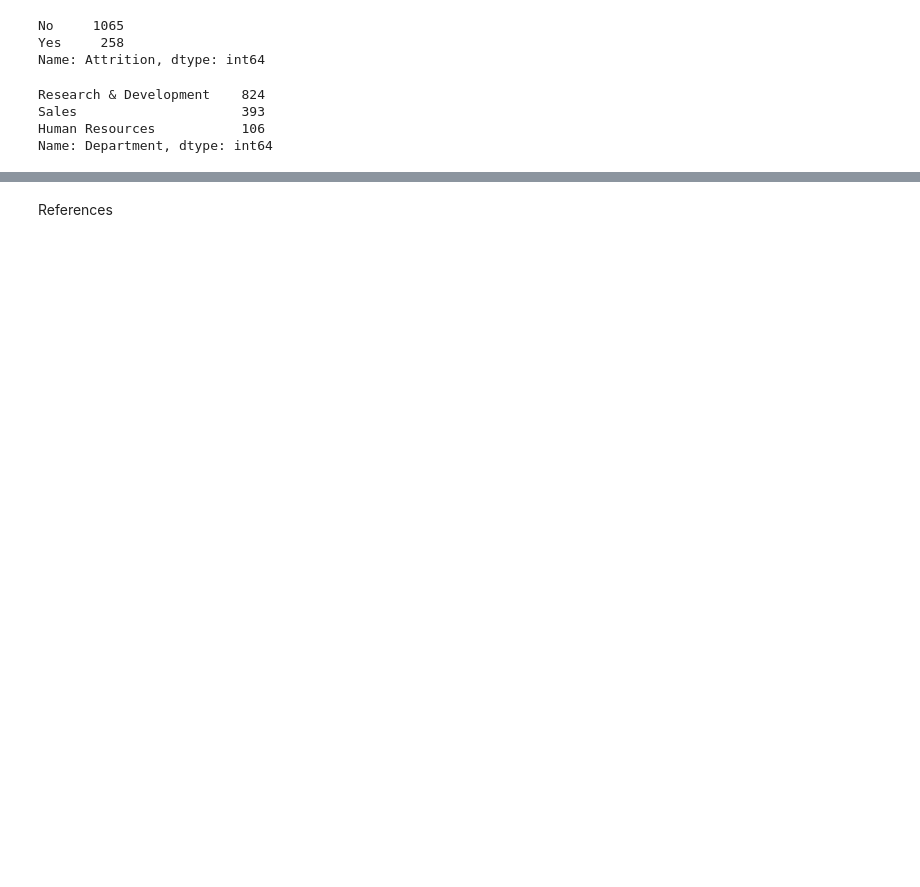
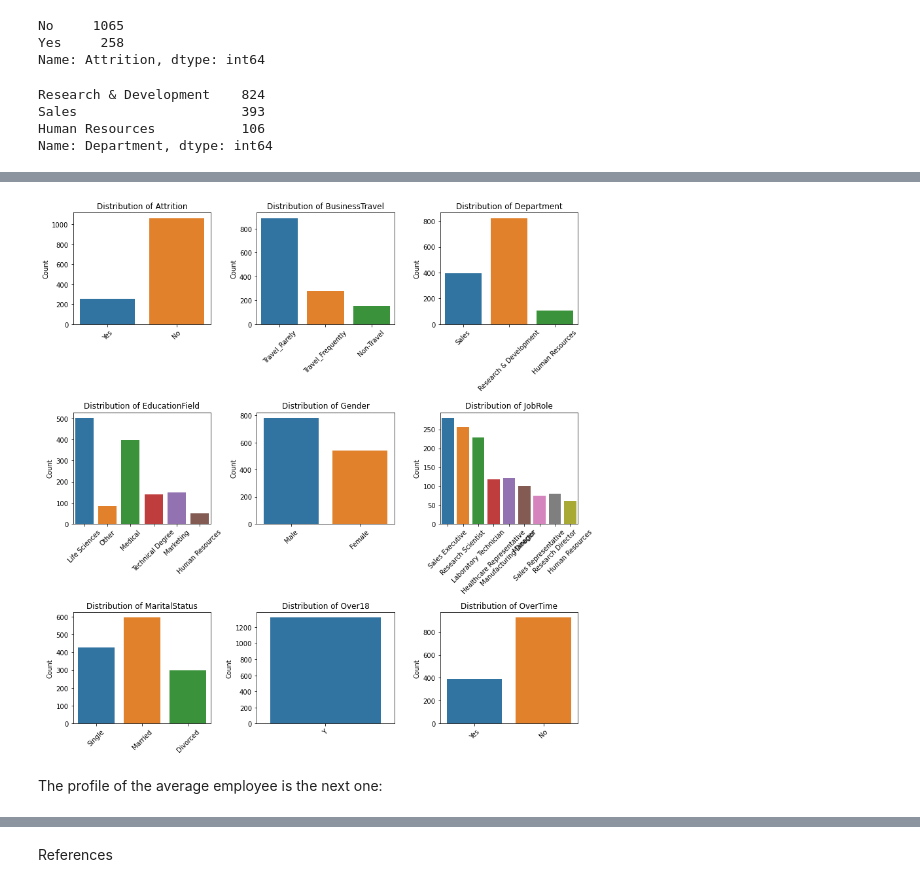
Before and after one commit to EduardoJMatosRomero/MLDPSTCA2, a Jupyter notebook: EduardoJMatosRomero_sba23298_Lvl8_CA2.ipynb, the cells around one changed output, grey strips where cells are left out. Drawn from its saved outputs; the diff is of its cells as text; code cells hidden in the pictures; blank space fills up the shorter version.

```diff
--- a/EduardoJMatosRomero_sba23298_Lvl8_CA2.ipynb
+++ b/EduardoJMatosRomero_sba23298_Lvl8_CA2.ipynb
@@ -213,0 +274,22 @@ df.describe()
+# %%
+df_cat_columns = df[categorical_columns].fillna('Missing')
+# %%
+categorical_columns = df_cat_columns.select_dtypes(include=['object']).columns
+
+# Plotting the distribution of each categorical variable
+fig, axes = plt.subplots(3, 3, figsize=(12, 12))
+axes = axes.flatten()
+
+for i, col in enumerate(categorical_columns):
+    sns.countplot(x=col, data=df, ax=axes[i])
+    axes[i].set_title(f'Distribution of {col}')
+    axes[i].set_xlabel('')
+    axes[i].set_ylabel('Count')
+    axes[i].tick_params(axis='x', rotation=45)
+
+plt.tight_layout()
+plt.show()
+# %% [output]
+[figure, added]
+# %% [markdown]
+The profile of the average employee is the next one:
```
Also changed, not shown: parts of 54 cells of this notebook.
